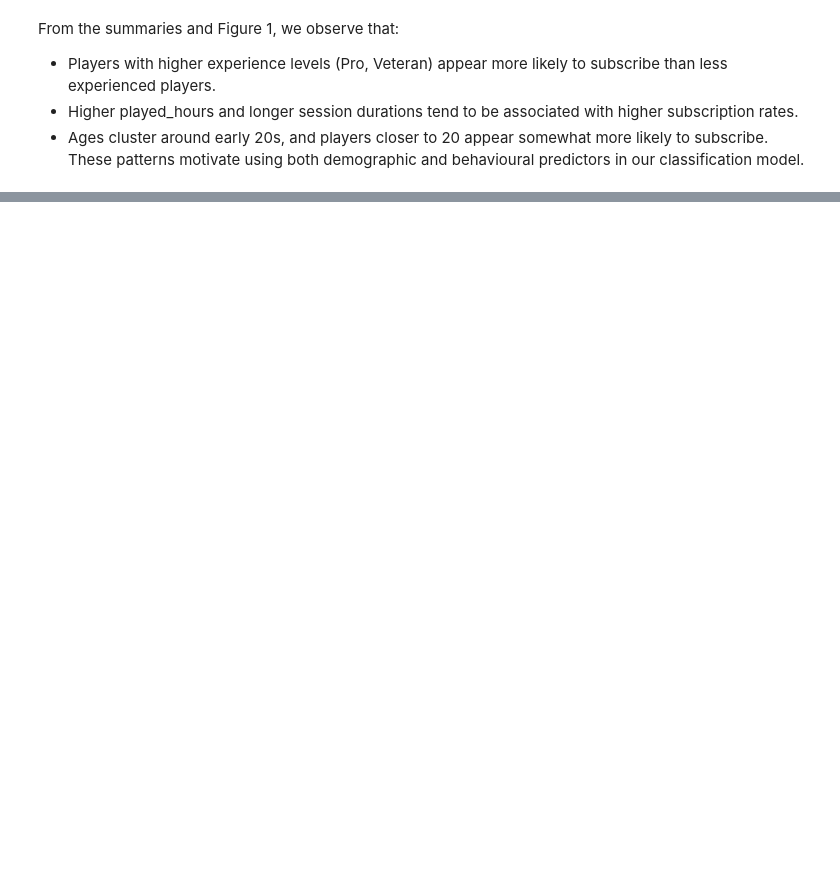
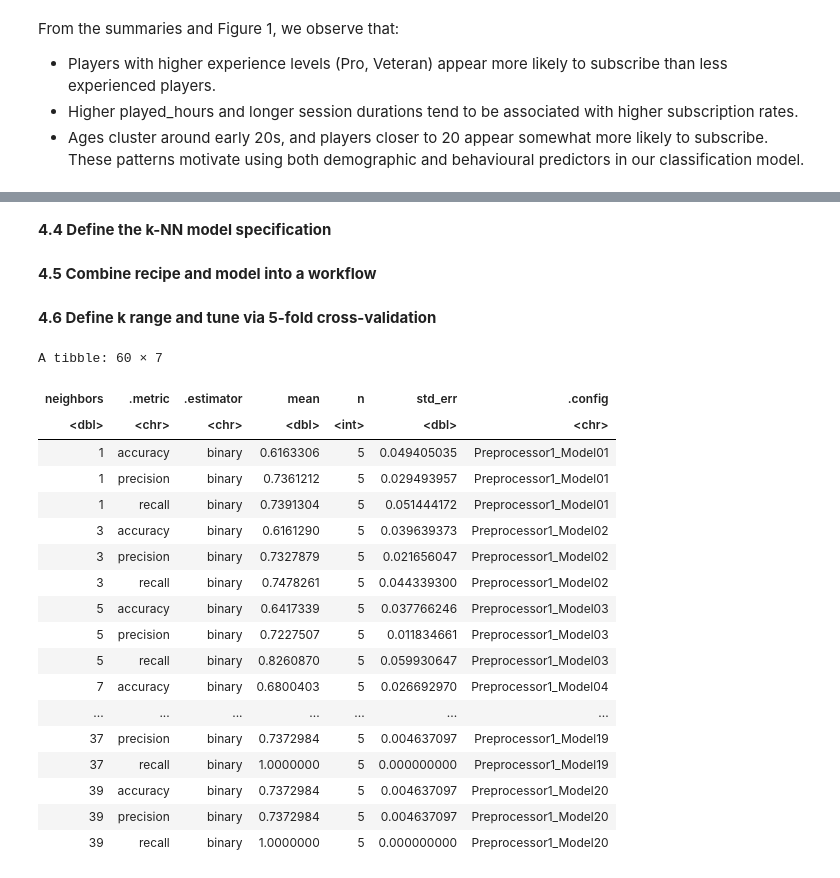
Before and after one commit to wizexplorer/dsci-100-project, a Jupyter notebook: project_report_40.ipynb, the cells around one changed output, grey strips where cells are left out. Drawn from its saved outputs; the diff is of its cells as text; code cells hidden in the pictures; blank space fills up the shorter version.

```diff
--- a/project_report_40.ipynb
+++ b/project_report_40.ipynb
@@ -316,0 +346,12 @@ predictors in our classification model.
+# %%
+knn_recipe <- recipe(
+  subscribe ~ Age + experience + gender + played_hours +
+    mean_session_duration + total_session_duration + num_sessions +
+    missing_mean_duration + missing_total_duration + missing_num_sessions,
+  data = train_data
+) |>
+  step_center(all_numeric_predictors()) |>
+  step_scale(all_numeric_predictors()) |>
+  step_dummy(all_nominal_predictors())
+# %% [markdown]
+__4.4 Define the k-NN model specification__
@@ -316,0 +364,2 @@ predictors in our classification model.
+# %% [markdown]
+__4.5 Combine recipe and model into a workflow__
@@ -316,0 +370,36 @@ predictors in our classification model.
+# %% [markdown]
+__4.6 Define k range and tune via 5-fold cross-validation__
+# %%
+knn_grid <- tibble(
+  neighbors = seq(1, 40, by = 2)
+)
+
+knn_tune <- tune_grid(
+  knn_workflow,
+  resamples = folds,
+  grid      = knn_grid,
+  metrics   = metric_set(recall, accuracy, precision)
+    )
+knn_results <- knn_tune |> collect_metrics()
+
+knn_results
+# %% [output]
+A tibble: 60 × 7
+| neighbors | .metric | .estimator | mean | n | std_err | .config |
+| <dbl> | <chr> | <chr> | <dbl> | <int> | <dbl> | <chr> |
+| 1 | accuracy | binary | 0.6163306 | 5 | 0.049405035 | Preprocessor1_Model01 |
+| 1 | precision | binary | 0.7361212 | 5 | 0.029493957 | Preprocessor1_Model01 |
+| 1 | recall | binary | 0.7391304 | 5 | 0.051444172 | Preprocessor1_Model01 |
+| 3 | accuracy | binary | 0.6161290 | 5 | 0.039639373 | Preprocessor1_Model02 |
+| 3 | precision | binary | 0.7327879 | 5 | 0.021656047 | Preprocessor1_Model02 |
+| 3 | recall | binary | 0.7478261 | 5 | 0.044339300 | Preprocessor1_Model02 |
+| 5 | accuracy | binary | 0.6417339 | 5 | 0.037766246 | Preprocessor1_Model03 |
+| 5 | precision | binary | 0.7227507 | 5 | 0.011834661 | Preprocessor1_Model03 |
+| 5 | recall | binary | 0.8260870 | 5 | 0.059930647 | Preprocessor1_Model03 |
+| 7 | accuracy | binary | 0.6800403 | 5 | 0.026692970 | Preprocessor1_Model04 |
+| ... | ... | ... | ... | ... | ... | ... |
+| 37 | precision | binary | 0.7372984 | 5 | 0.004637097 | Preprocessor1_Model19 |
+| 37 | recall | binary | 1.0000000 | 5 | 0.000000000 | Preprocessor1_Model19 |
+| 39 | accuracy | binary | 0.7372984 | 5 | 0.004637097 | Preprocessor1_Model20 |
+| 39 | precision | binary | 0.7372984 | 5 | 0.004637097 | Preprocessor1_Model20 |
+| 39 | recall | binary | 1.0000000 | 5 | 0.000000000 | Preprocessor1_Model20 |
```
Also changed, not shown: parts of 24 cells of this notebook.
